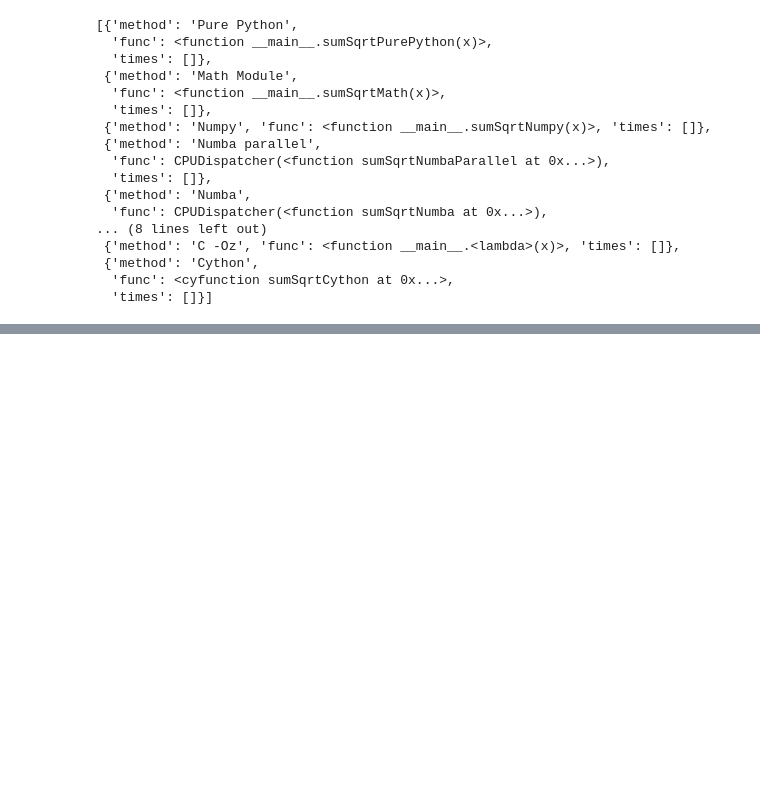
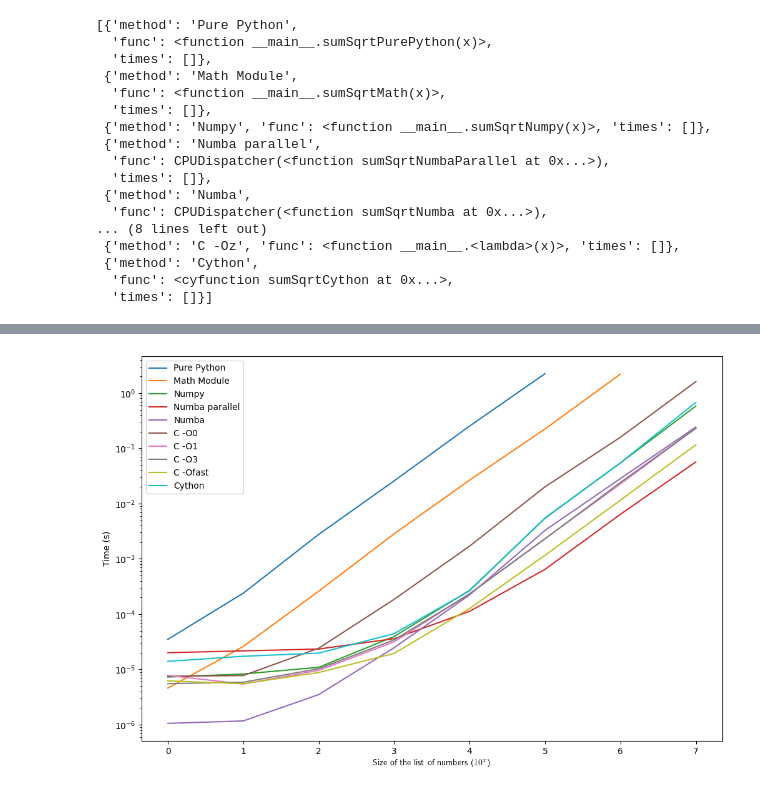
Before and after one commit to pauldubois98/PythonBenchmarks, a Jupyter notebook: SumSqrt/sumSqrt.ipynb, the cells around one changed output, grey strips where cells are left out. Cells and saved outputs as stored; diff of their text form; code cells hidden in the pictures; blank space fills up the shorter version.

Commit message:
added plot

```diff
--- a/SumSqrt/sumSqrt.ipynb
+++ b/SumSqrt/sumSqrt.ipynb
@@ -311,0 +312,15 @@ Taille 10^1:
+# %%
+import matplotlib.pyplot as plt
+
+to_ignore = ['C -Oz', 'C -Os', 'C -Og', 'C -O2']
+plt.figure(figsize=(12, 8))
+for method in all_mehods:
+    if method['method'] in to_ignore:
+        continue
+    plt.semilogy(method['times'], label=method['method'])
+plt.legend()
+plt.xlabel('Size of the list of numbers ($10^x$)', usetex=True)
+plt.ylabel('Time (s)')
+plt.show()
+# %% [output]
+[figure, added]
```
Also changed, not shown: parts of 10 cells of this notebook.
